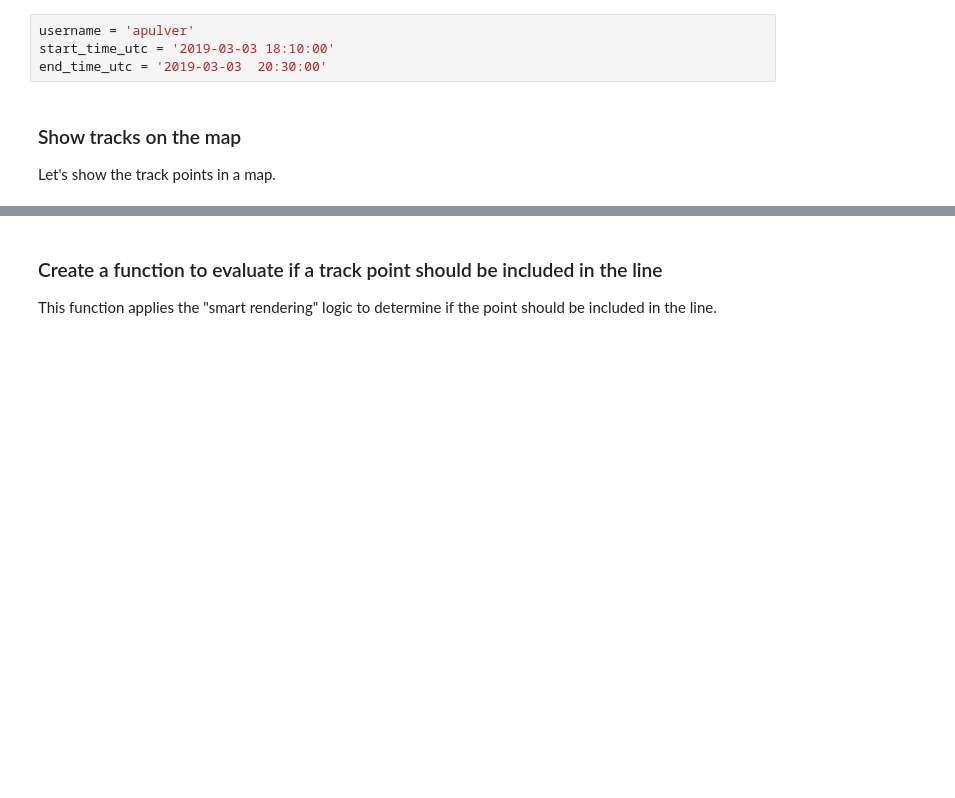
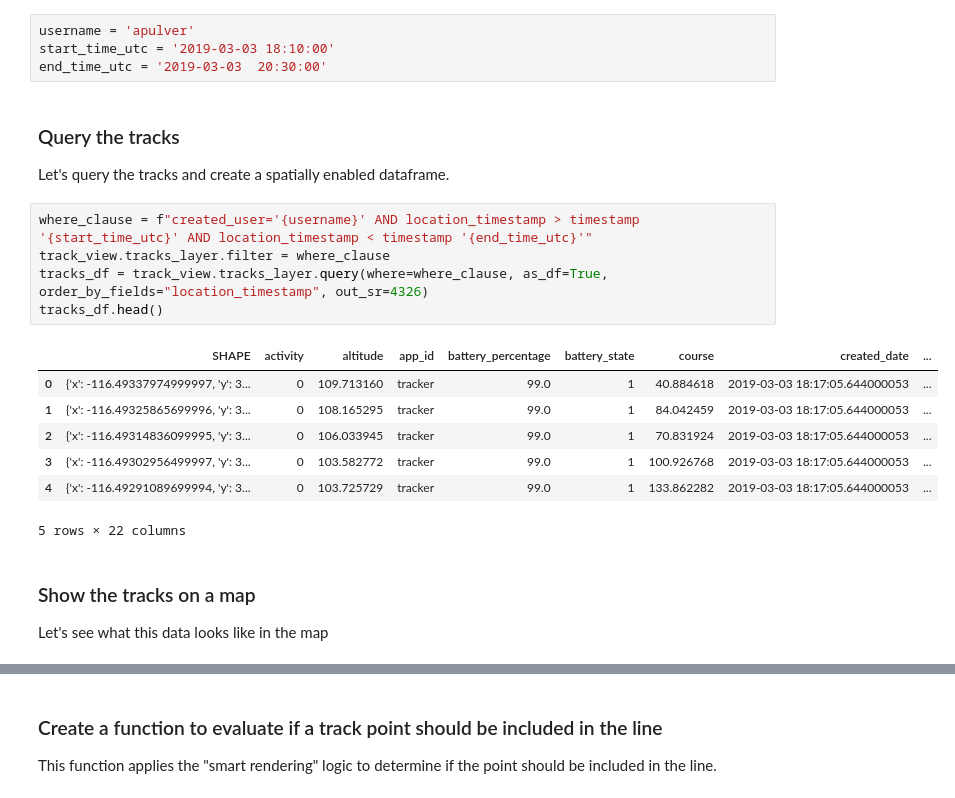
Before and after one commit to Esri/tracker-scripts, a Jupyter notebook: notebooks/examples/Create Track Lines From Points.ipynb, the cells around one changed output, grey strips where cells are left out. Saved outputs shown, nothing was run; the diff lists cells and outputs as text; blank space fills up the shorter version.

```diff
--- a/notebooks/examples/Create Track Lines From Points.ipynb
+++ b/notebooks/examples/Create Track Lines From Points.ipynb
@@ -25,7 +25,23 @@ Let's select a user and a time range for the tracks.
 username = 'apulver'
 start_time_utc = '2019-03-03 18:10:00'
 end_time_utc = '2019-03-03  20:30:00'
+# %% [markdown]
+### Query the tracks
+
+Let's query the tracks and create a spatially enabled dataframe.
+# %%
+where_clause = f"created_user='{username}' AND location_timestamp > timestamp '{start_time_utc}' AND location_timestamp < timestamp '{end_time_utc}'"
+track_view.tracks_layer.filter = where_clause
+tracks_df = track_view.tracks_layer.query(where=where_clause, as_df=True, order_by_fields="location_timestamp", out_sr=4326)
+tracks_df.head()
+# %% [output]
+|  | SHAPE | activity | altitude | app_id | battery_percentage | battery_state | course | created_date | ... |
+| 0 | {'x': -116.49337974999997, 'y': 3... | 0 | 109.713160 | tracker | 99.0 | 1 | 40.884618 | 2019-03-03 18:17:05.644000053 | ... |
+| 1 | {'x': -116.49325865699996, 'y': 3... | 0 | 108.165295 | tracker | 99.0 | 1 | 84.042459 | 2019-03-03 18:17:05.644000053 | ... |
+| 2 | {'x': -116.49314836099995, 'y': 3... | 0 | 106.033945 | tracker | 99.0 | 1 | 70.831924 | 2019-03-03 18:17:05.644000053 | ... |
+| 3 | {'x': -116.49302956499997, 'y': 3... | 0 | 103.582772 | tracker | 99.0 | 1 | 100.926768 | 2019-03-03 18:17:05.644000053 | ... |
+| 4 | {'x': -116.49291089699994, 'y': 3... | 0 | 103.725729 | tracker | 99.0 | 1 | 133.862282 | 2019-03-03 18:17:05.644000053 | ... |
+5 rows × 22 columns
 # %% [markdown]
-### Show tracks on the map
-
-Let's show the track points in a map.
+### Show the tracks on a map
+Let's see what this data looks like in the map
```
Also changed, not shown: parts of 7 cells of this notebook.
